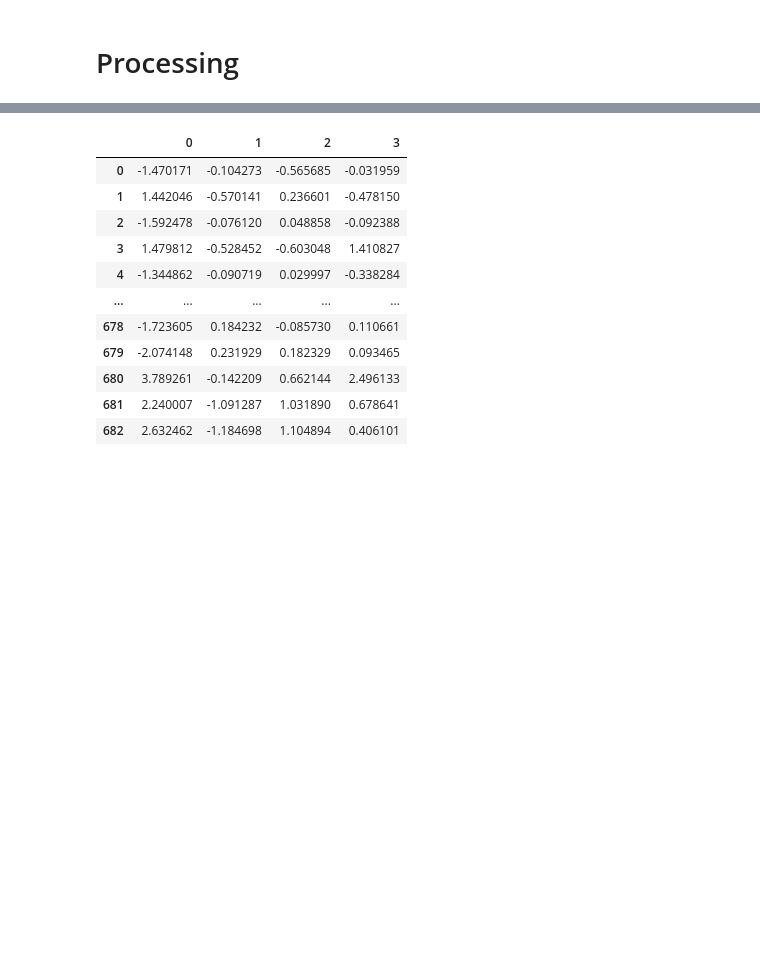
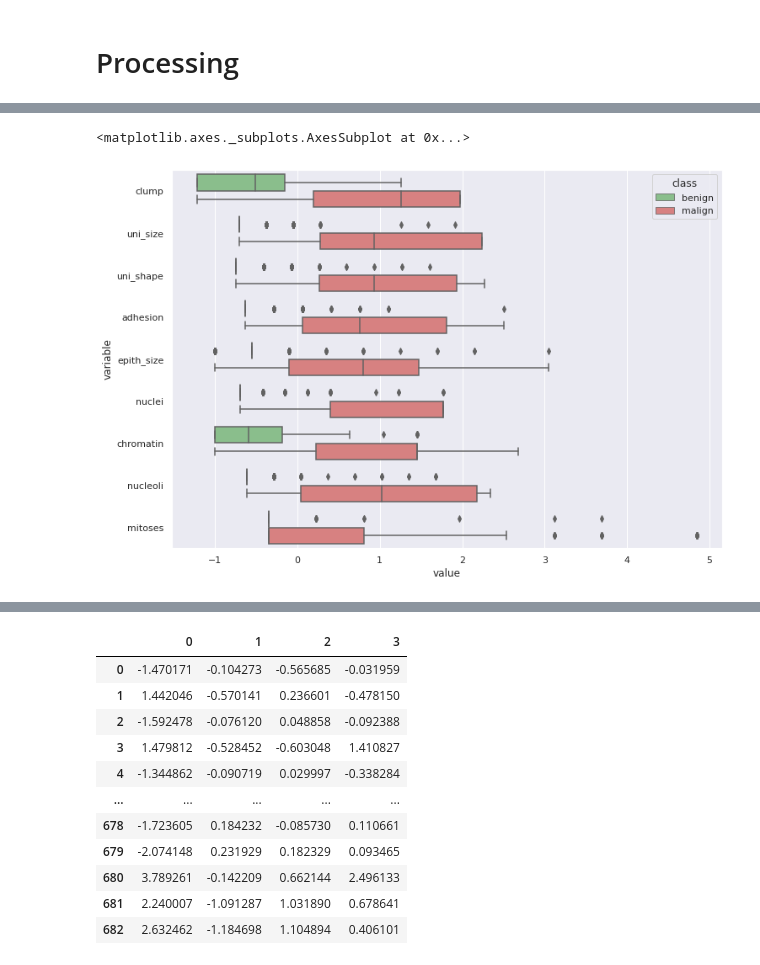
Before and after one commit to Nicordaro/MML, a Jupyter notebook: MML_Thesis_v2_noSMOTE.ipynb, the cells around one changed output, grey strips where cells are left out. Drawn from its saved outputs; the diff is of its cells as text; code cells hidden in the pictures; blank space fills up the shorter version.

```diff
--- a/MML_Thesis_v2_noSMOTE.ipynb
+++ b/MML_Thesis_v2_noSMOTE.ipynb
@@ -259,7 +305,7 @@ sns.pairplot(dataset_DF, hue = "class", diag_kind="kde", height=2, palette=col_d
 # Processing
 # %%
 #splitting data and target dataframe
-x = encoded.iloc[:, :9]
-y = encoded.iloc[:, 9]
+x = dataset_DF.reset_index(drop=True)
 x_unscaled = x
 seed = 42
+x_unscaled
@@ -266,3 +326,4 @@ seed = 42
 # %%
 scaler = StandardScaler()
-x = scaler.fit_transform(x)
+x_scaled = scaler.fit_transform(x.iloc[:, :9])
+x_scaled
@@ -285,0 +363,6 @@ x
+# %%
+sns.set(rc={'figure.figsize':(11.7,8.27)})
+sns.boxplot(x="value", hue="class", y="variable", data=pd.melt(scaled_DF_with_labels, id_vars="class"), palette=col_dict )
+# %% [output]
+<matplotlib.axes._subplots.AxesSubplot at 0x...>
+[figure, added]
```
Also changed, not shown: parts of 32 cells of this notebook.
